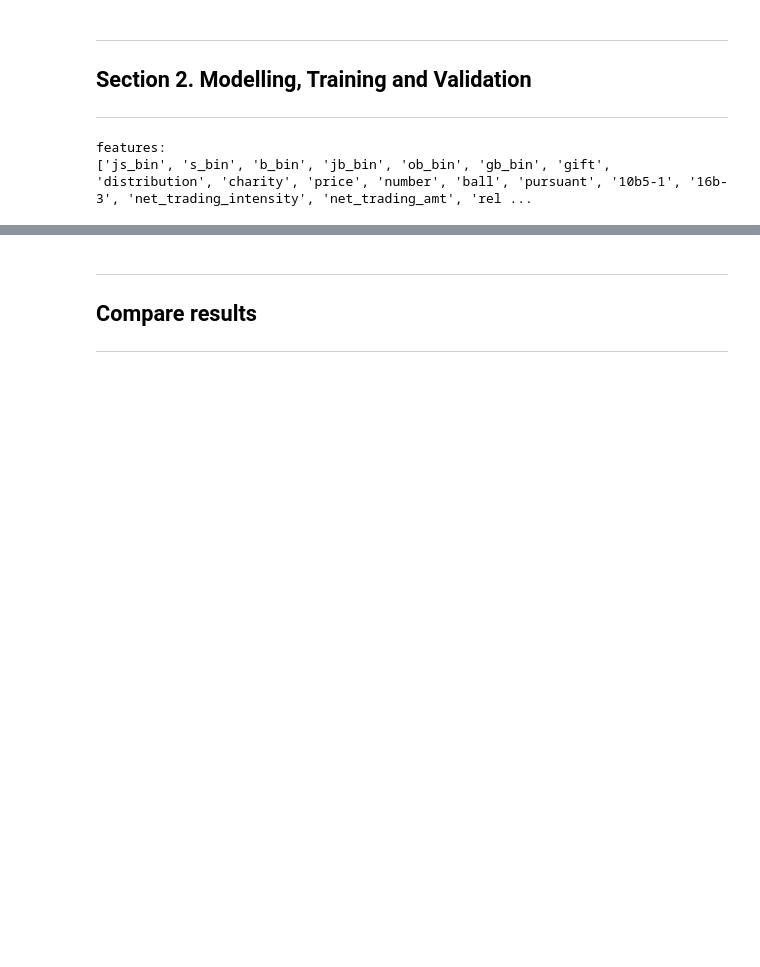
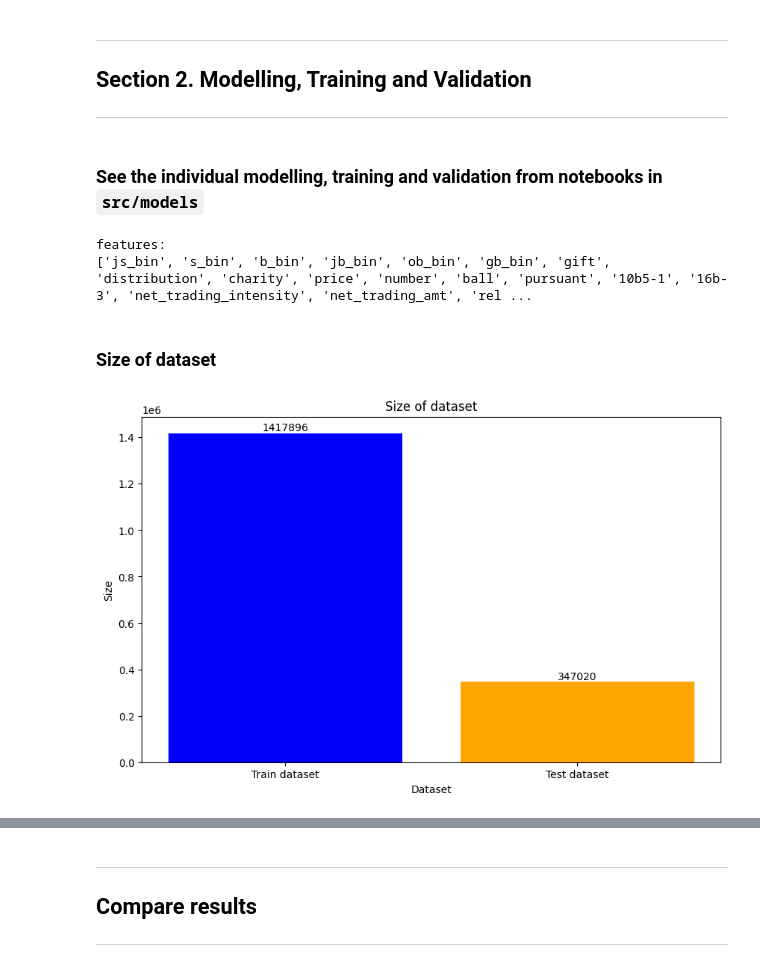
Before and after one commit to Blimperoo/DSA4263-Final-Insider-Trading, a Jupyter notebook: src/main/main.ipynb, the cells around one changed output, grey strips where cells are left out. Cells and saved outputs as stored; diff of their text form; code cells hidden in the pictures; blank space fills up the shorter version.

Commit message:
add model path location and update main

```diff
--- a/src/main/main.ipynb
+++ b/src/main/main.ipynb
@@ -101,9 +110,18 @@ preprocess TRANS_CODE with type object
 ___
 ## Section 2. Modelling, Training and Validation
 ___
+# %% [markdown]
+### See the individual modelling, training and validation from notebooks in `src/models`
 # %%
 print("features:")
 print(feature_data_creator.features)
 # %% [output]
 features:
 ['js_bin', 's_bin', 'b_bin', 'jb_bin', 'ob_bin', 'gb_bin', 'gift', 'distribution', 'charity', 'price', 'number', 'ball', 'pursuant', '10b5-1', '16b-3', 'net_trading_intensity', 'net_trading_amt', 'rel ...
+# %%
+PROCESSED_FOLDER = folder_location.PROCESSED_DATA_FOLDER
+TRAINING_FILE = folder_location.TRAINING_FULL_FEATURES_FILE
+TESTING_FILE = folder_location.TESTING_FULL_FEATURES_FILE
+
+train = pd.read_csv(f"{PROCESSED_FOLDER}/{TRAINING_FILE}", parse_dates=["TRANS_DATE"])
+test = pd.read_csv(f"{PROCESSED_FOLDER}/{TESTING_FILE}", parse_dates=["TRANS_DATE"])
@@ -109,0 +136,23 @@ features:
+# %% [markdown]
+### Size of dataset
+# %%
+dataset = ['Train dataset', 'Test dataset']
+size = [len(train), len(test)]
+
+plt.figure(figsize=(10, 6))
+
+# Create bar plot
+bars = plt.bar(dataset, size, color = ["blue", "orange"])
+plt.title('Size of dataset')
+plt.xlabel('Dataset')
+plt.ylabel('Size')
+
+for bar in bars:
+    height = bar.get_height()
+    plt.text(bar.get_x() + bar.get_width()/2, height, str(height),
+             ha="center", va="bottom", fontsize=10)
+
+# Show plot
+plt.show()
+# %% [output]
+[figure, added]
```
Also changed, not shown: parts of 13 cells of this notebook, 1 other file.
